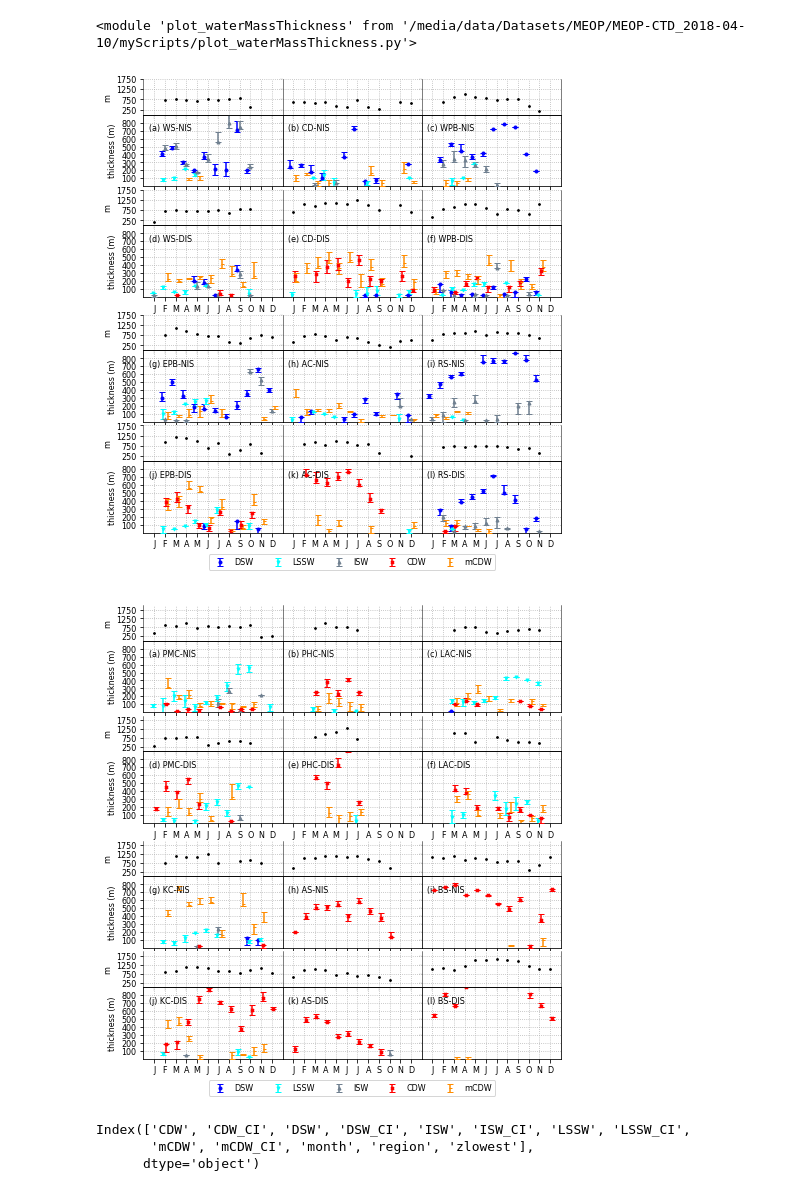
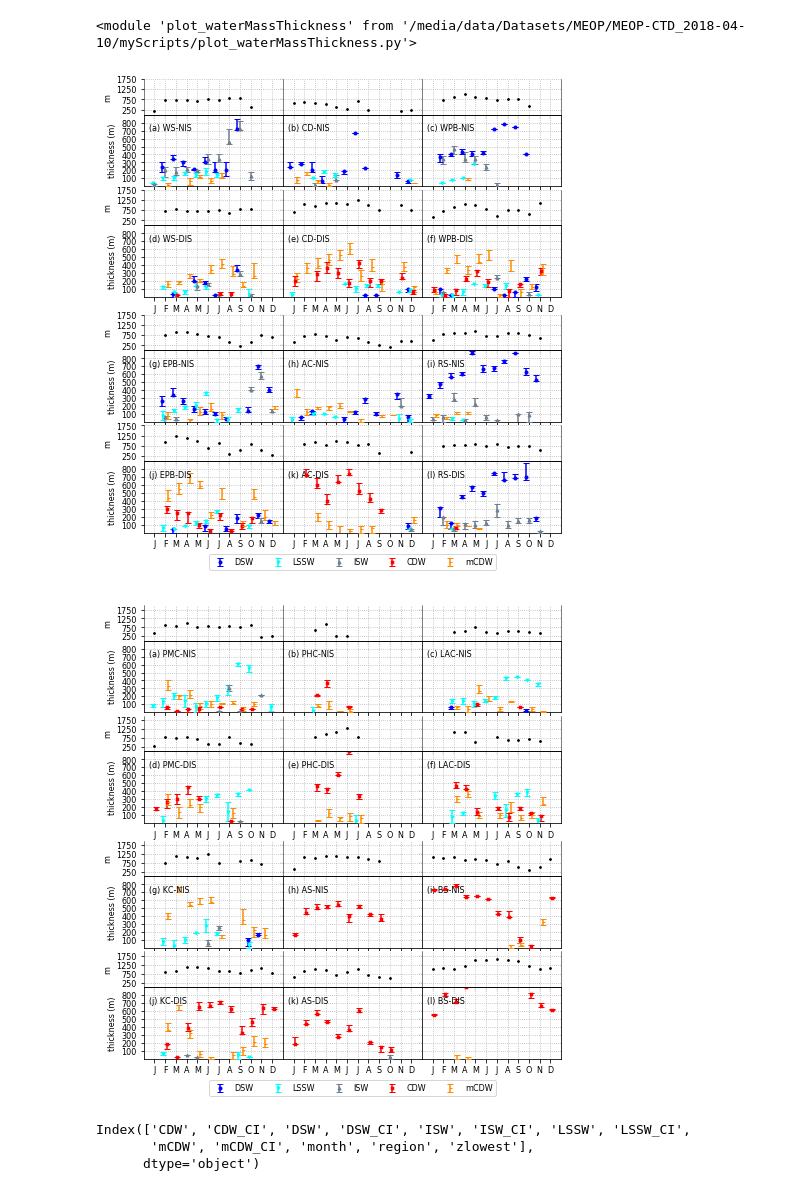
Before and after one commit to adityarn/antarctic_margins_MEOP, a Jupyter notebook: WaterMassThickness_OSFcopy.ipynb, the cells around one changed output. Saved outputs shown, nothing was run; the diff lists cells and outputs as text; code cells hidden in the pictures.

```diff
--- a/WaterMassThickness_OSFcopy.ipynb
+++ b/WaterMassThickness_OSFcopy.ipynb
@@ -18,12 +18,14 @@ import matplotlib
 import matplotlib.gridspec as gridspec
 from matplotlib.colorbar import Colorbar
 # %%
-dfmg = pd.read_csv("dfmg_corrected_DIST_GLINE.csv")
+dfmg = pd.read_csv("dfmg_corrected_DIST_IS_GL.csv")
 dfgamma = pd.read_csv("gamman.csv", names=['PROFILE_NUMBER', 'gamman'])
 dfmg['gamman'] = dfgamma['gamman']
 del dfmg['Unnamed: 0']
 dfmg.loc[:,'JULD'] = pd.to_datetime(dfmg.loc[:, 'JULD'])
 dfmg.loc[(dfmg['gamman'] < 0), "gamman"] = np.nan
+# %%
+dfmg["DIST_min"] = dfmg.loc[:, ["DIST_GLINE", "DIST_ISE"]].min(axis=1)
 # %%
 #import plot_theta_sal
 #importlib.reload(plot_theta_sal)
@@ -73,11 +75,11 @@ surfaceWaters = dfmg.PRES_ADJUSTED < 100
 
 cdw = (dfmg['PSAL_ADJUSTED'] > 34.6) & (dfmg['CTEMP'] > 0)
 maxTemp = (dfmg.groupby('PROFILE_NUMBER')['CTEMP'].transform(max) == dfmg['CTEMP'])
-gline_le_50km = dfmg['DIST_GLINE'] <= 50
-gline_le_100km = dfmg['DIST_GLINE'] <= 100
-gline_le_150km = dfmg['DIST_GLINE'] <= 150
-gline_le_25km = dfmg['DIST_GLINE'] <= 25
-gline_le_75km = dfmg['DIST_GLINE'] <= 75
+gline_le_50km = dfmg['DIST_min'] <= 50
+gline_le_100km = dfmg['DIST_min'] <= 100
+gline_le_150km = dfmg['DIST_min'] <= 150
+gline_le_25km = dfmg['DIST_min'] <= 25
+gline_le_75km = dfmg['DIST_min'] <= 75
 
 mask_theta_sal_not_nan = ~(dfmg.loc[:, 'CTEMP'].isnull() + dfmg.loc[:, 'PSAL_ADJUSTED'].isnull())
 
@@ -126,28 +128,28 @@ importlib.reload(pltwmthk)
 # %%
 !mkdir ./Images/waterMassBudgets2
 # %%
-A1 = gline_le_75km
-A2 = ~gline_le_75km
+A1 = gline_le_50km
+A2 = ~gline_le_50km
 
 regions1 = [Weddell & A1, CDP & A1,    WPB & A1,
             Weddell & A2, CDP & A2,    WPB & A2,
             EPB & A1,     Adelie & A1, Ross & A1,
             EPB & A2,     Adelie & A2, Ross & A2]
 
 titles1 = ["(a) WS-NIS", "(b) CD-NIS", "(c) WPB-NIS",
           "(d) WS-DIS", "(e) CD-DIS", "(f) WPB-DIS",
           "(g) EPB-NIS","(h) AC-NIS", "(i) RS-NIS",
           "(j) EPB-DIS","(k) AC-DIS", "(l) RS-DIS" ]
 
 yticks = list(np.arange(100, 820, 100))
 yticks_dod = list(np.arange(250,2000,500))
 wmThk1_20 = pltwmthk.plot_array_waterMassThickness(dfmg,
             regions1, titles1, ht=9, save=True, ymax=900,
             savename="./Images/waterMassBudgets2/array1_20.png",
             yticks=yticks, zbin=20.0,
             retValue=True, yticks_dod=yticks_dod, ymax_dod=None)
 # %% [output]
-[figure, old version]
+[figure, new version]
 # %%
 regions2 = [PrincessMartha & A1, Harald & A1, (LAC ) & A1,
             PrincessMartha & A2, Harald & A2, (LAC ) & A2,
@@ -166,7 +168,7 @@ wmThk2_20 = pltwmthk.plot_array_waterMassThickness(dfmg,
             savename="./Images/waterMassBudgets2/array2_20.png", yticks=yticks,
             yticks_dod=yticks_dod, ymax_dod=2000)
 # %% [output]
-[figure, old version]
+[figure, new version]
 # %%
 DSWthickness12 = np.append(wmThk1_20[0].ravel(), wmThk2_20[0].ravel())
 DSW_CI_12 = list(np.array((list(wmThk1_20[1]) + list(wmThk2_20[1]) )).reshape(288,2))
```
Also changed, not shown: parts of 5 cells of this notebook, 14 other files.
